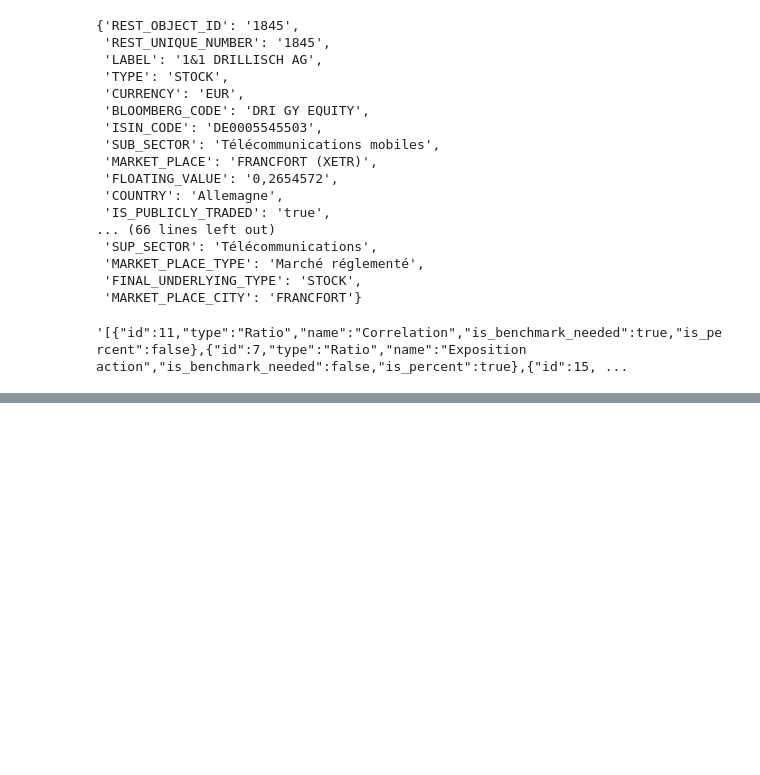
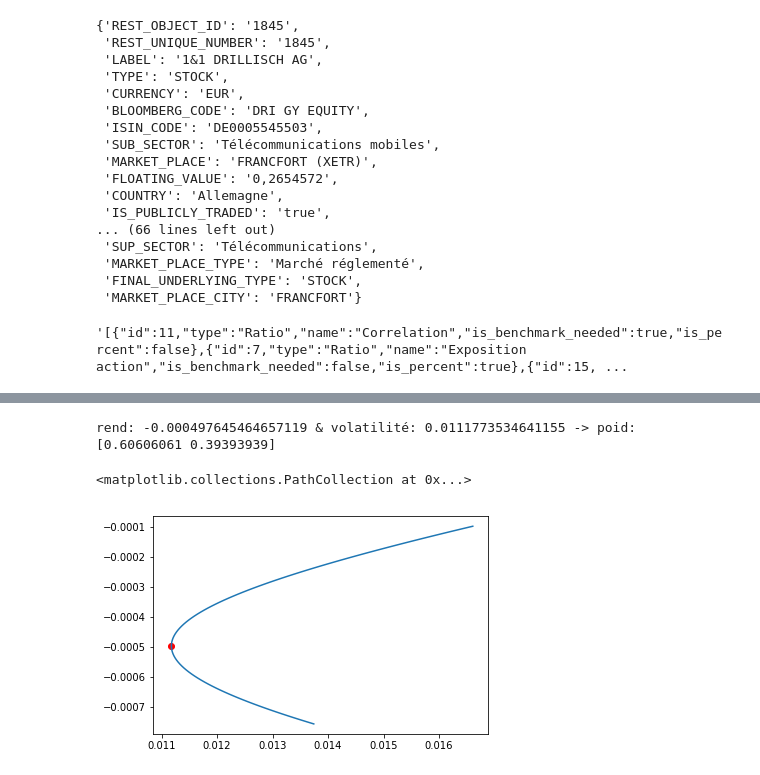
Before and after one commit to landEpita/Dolphin, a Jupyter notebook: recherche.ipynb, the cells around one changed output, grey strips where cells are left out. Saved outputs shown, nothing was run; the diff lists cells and outputs as text; code cells hidden in the pictures; blank space fills up the shorter version.

Commit message:
sharpe

```diff
--- a/recherche.ipynb
+++ b/recherche.ipynb
@@ -219,3 +123,0 @@ taux_sans_risque_1_year = -0,623
-# %%
-sharpe = (df["return"] - taux_sans_risque["1 mois"])/df["Volatility"]
-sharpe
@@ -239,0 +126,5 @@ Length: 12370, dtype: float64
+# %%
+df1= req.get_asset_id_quote("1845")[["close","return"]]
+df2= req.get_asset_id_quote("1846")[["close","return"]]
+df3= req.get_asset_id_quote("1847")[["close","return"]]
+df1
@@ -239,0 +151,38 @@ Length: 12370, dtype: float64
+# %%
+mat_return = np.array(
+    [df1["return"].values[-365:],
+     #df2["return"].values[-365:],
+     df3["return"].values[-365:]])
+
+def sharpe(w,mat_return):
+    mat_cov = np.cov(mat_return)
+
+
+    if w.ndim != 1:
+        variance = []
+        for i in range(w.shape[0]):
+            variance.append(w[i] @ mat_cov @ w[i].T)
+    else:
+        variance = w @ mat_cov @ w.T
+
+    variance = np.array(variance)
+    std = np.sqrt(variance)
+    average_rend = mat_return.mean(axis=1)
+
+    return (variance, std, average_rend@w.T)
+# %%
+w = np.linspace(0, 1, num=100)
+W = np.array([w, 1-w]).T
+
+variance, std, rend = sharpe(W, mat_return)
+
+minimum = np.argmin(std)
+
+print(f"rend: {rend[minimum]} & volatilité: {std[minimum]} -> poid: {W[minimum]}")
+
+plt.plot(std,rend)
+plt.scatter(std[minimum], rend[minimum], c="red")
+# %% [output]
+rend: -0.000497645464657119 & volatilité: 0.0111773534641155 -> poid: [0.60606061 0.39393939]
+<matplotlib.collections.PathCollection at 0x...>
+[figure, added]
```
Also changed, not shown: parts of 11 cells of this notebook.
